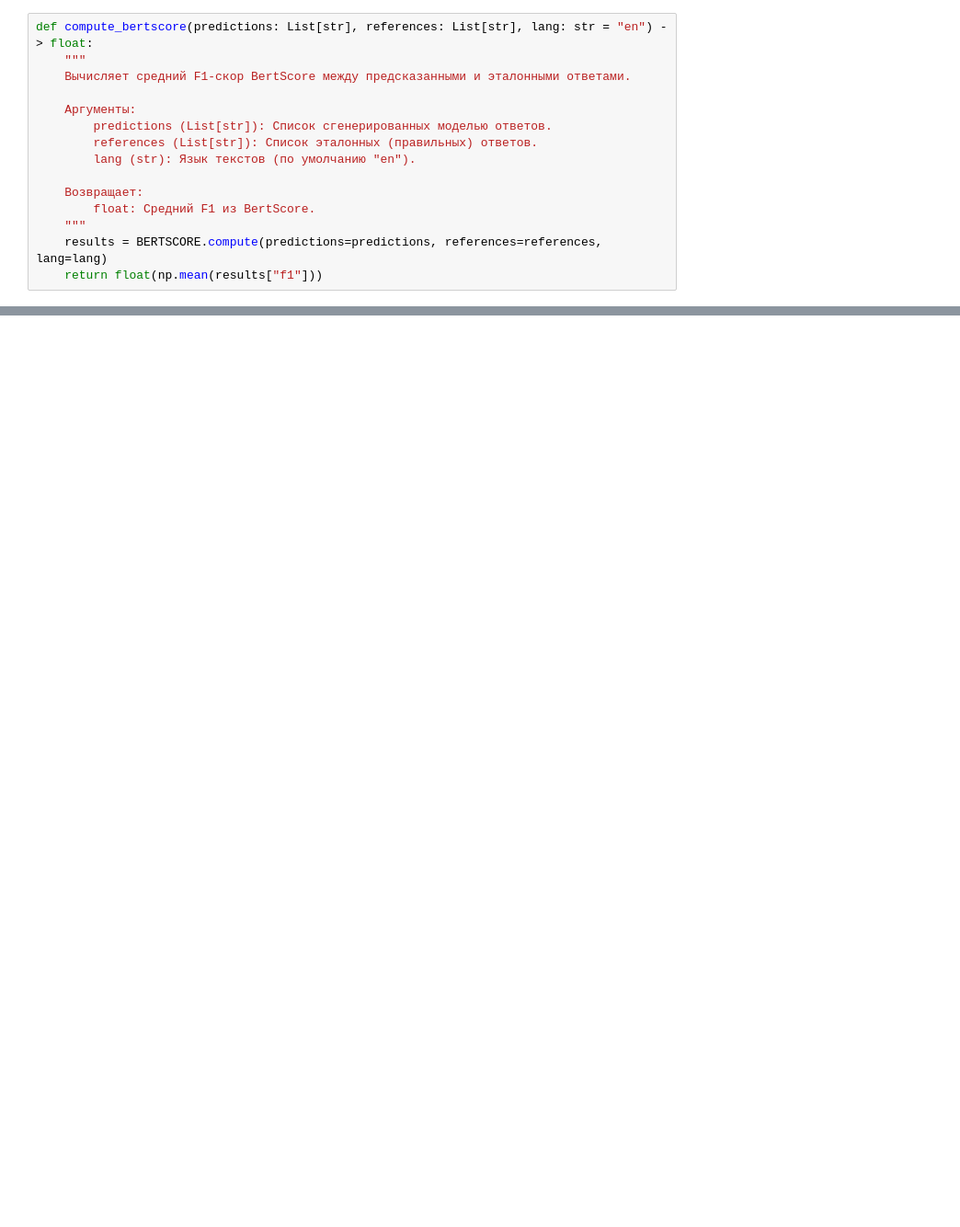
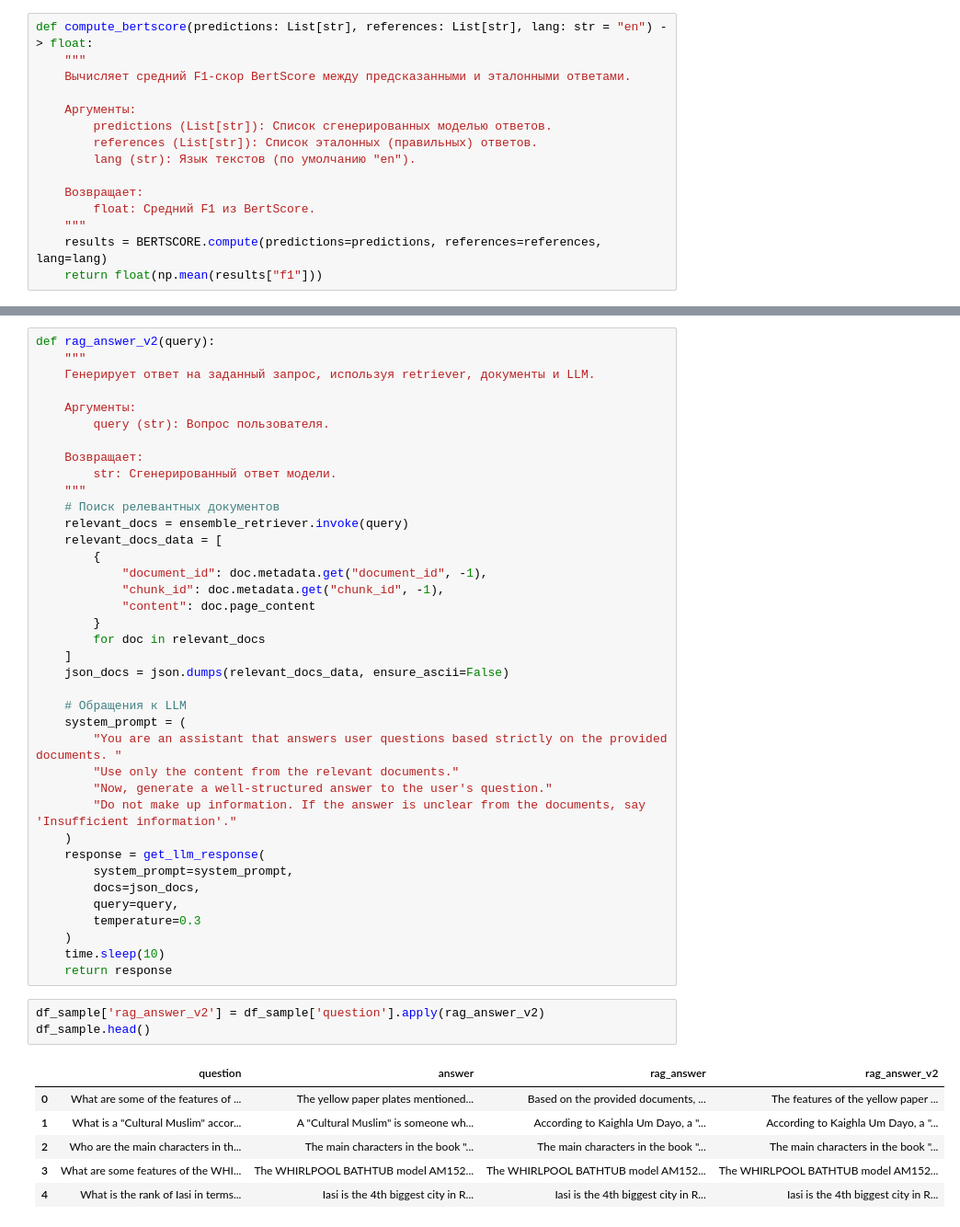
Before and after one commit to Ygrick/SimpleRAG, a Jupyter notebook: notebooks/SimpleRAG.ipynb, the cells around one changed output, grey strips where cells are left out. Shown at 92% size. Saved outputs shown, nothing was run; the diff lists cells and outputs as text; blank space fills up the shorter version.

```diff
--- a/notebooks/SimpleRAG.ipynb
+++ b/notebooks/SimpleRAG.ipynb
@@ -345,0 +352,48 @@ BertScore F1: 0.9278
+# %%
+def rag_answer_v2(query):
+    """
+    Генерирует ответ на заданный запрос, используя retriever, документы и LLM.
+
+    Аргументы:
+        query (str): Вопрос пользователя.
+
+    Возвращает:
+        str: Сгенерированный ответ модели.
+    """
+    # Поиск релевантных документов
+    relevant_docs = ensemble_retriever.invoke(query)
+    relevant_docs_data = [
+        {
+            "document_id": doc.metadata.get("document_id", -1),
+            "chunk_id": doc.metadata.get("chunk_id", -1),
+            "content": doc.page_content
+        }
+        for doc in relevant_docs
+    ]
+    json_docs = json.dumps(relevant_docs_data, ensure_ascii=False)
+
+    # Обращения к LLM
+    system_prompt = (
+        "You are an assistant that answers user questions based strictly on the provided documents. "
+        "Use only the content from the relevant documents."
+        "Now, generate a well-structured answer to the user's question."
+        "Do not make up information. If the answer is unclear from the documents, say 'Insufficient information'."
+    )
+    response = get_llm_response(
+        system_prompt=system_prompt,
+        docs=json_docs,
+        query=query,
+        temperature=0.3
+    )
+    time.sleep(10)
+    return response
+# %%
+df_sample['rag_answer_v2'] = df_sample['question'].apply(rag_answer_v2)
+df_sample.head()
+# %% [output]
+|  | question | answer | rag_answer | rag_answer_v2 |
+| 0 | What are some of the features of ... | The yellow paper plates mentioned... | Based on the provided documents, ... | The features of the yellow paper ... |
+| 1 | What is a "Cultural Muslim" accor... | A "Cultural Muslim" is someone wh... | According to Kaighla Um Dayo, a "... | According to Kaighla Um Dayo, a "... |
+| 2 | Who are the main characters in th... | The main characters in the book "... | The main characters in the book "... | The main characters in the book "... |
+| 3 | What are some features of the WHI... | The WHIRLPOOL BATHTUB model AM152... | The WHIRLPOOL BATHTUB model AM152... | The WHIRLPOOL BATHTUB model AM152... |
+| 4 | What is the rank of Iasi in terms... | Iasi is the 4th biggest city in R... | Iasi is the 4th biggest city in R... | Iasi is the 4th biggest city in R... |
```
Also changed, not shown: parts of 9 cells of this notebook.
